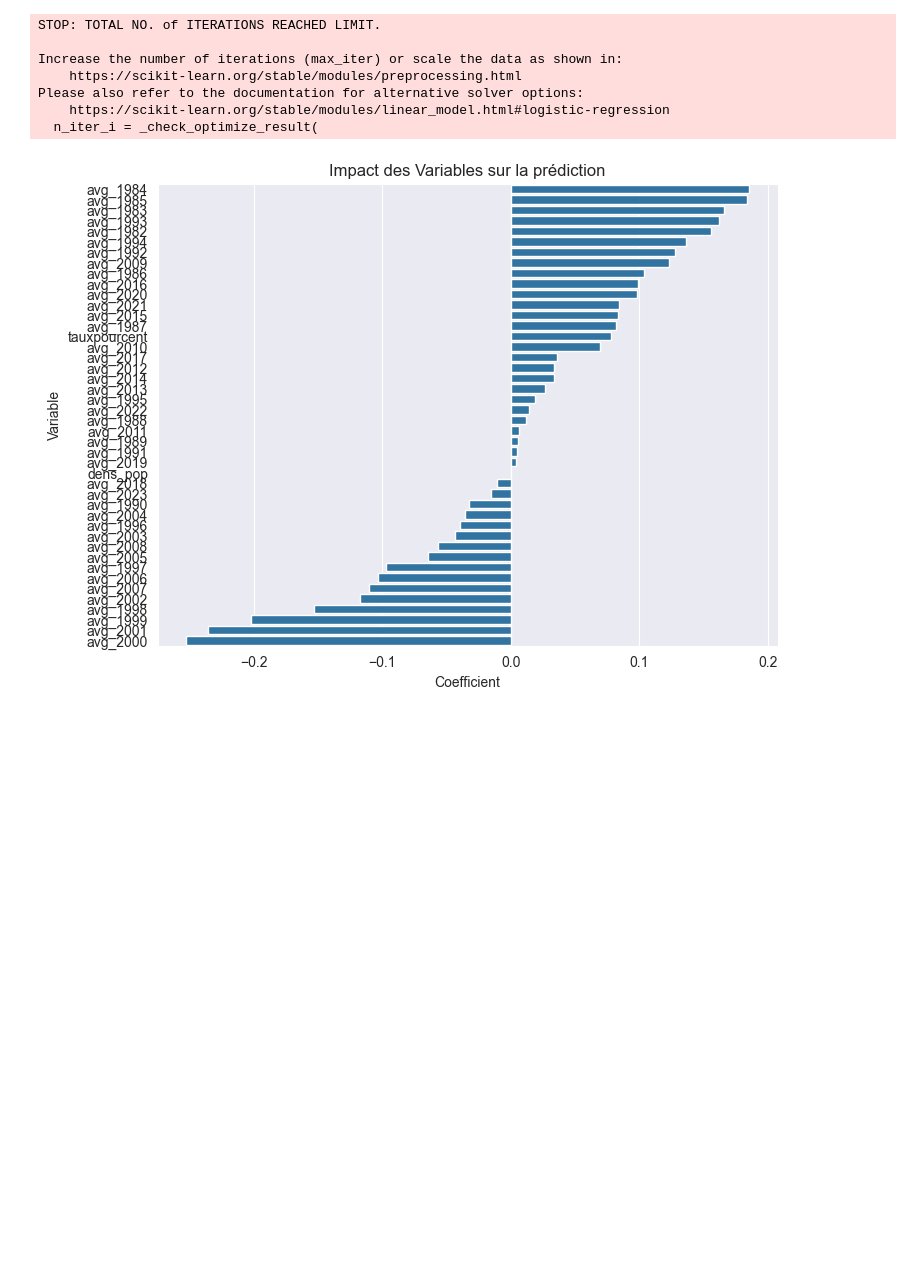
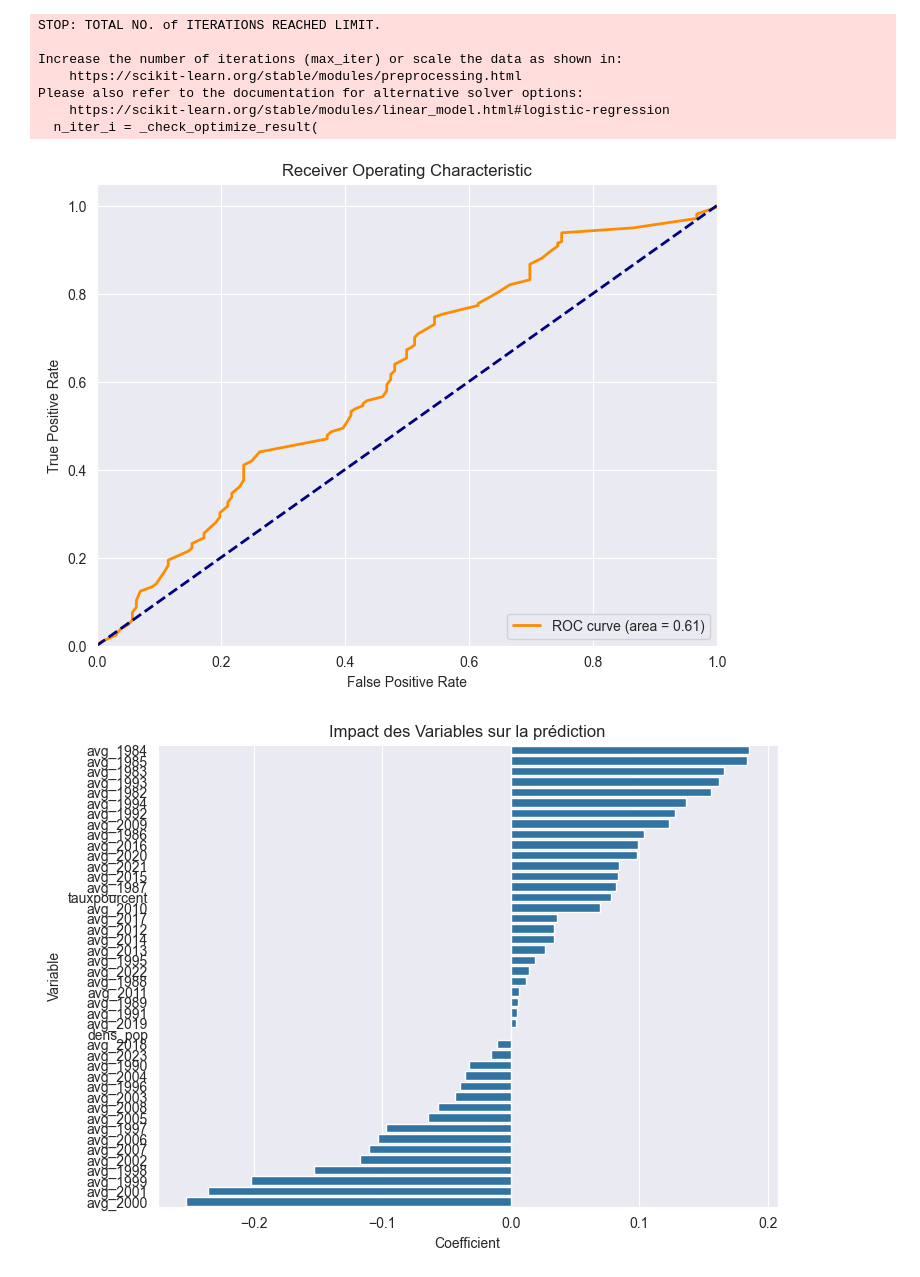
Before and after one commit to the-ark-of-noah/mspr, a Jupyter notebook: models/regression_lineaire_binomiale/t1_model_participation(dans le rapport).ipynb, the cells around one changed output. Cells and saved outputs as stored; diff of their text form; code cells hidden in the pictures; blank space fills up the shorter version.

```diff
--- a/models/regression_lineaire_binomiale/t1_model_participation(dans le rapport).ipynb
+++ b/models/regression_lineaire_binomiale/t1_model_participation(dans le rapport).ipynb
@@ -129,21 +129,23 @@ Please also refer to the documentation for alternative solver options:
 # %%
 # Courbe ROC
 
 # Calcul des taux pour la courbe ROC
-#fpr, tpr, thresholds = roc_curve(y_test, y_prob)
-#roc_auc = auc(fpr, tpr)
+fpr, tpr, thresholds = roc_curve(y_test, y_prob)
+roc_auc = auc(fpr, tpr)
 
 # Création de la courbe ROC
-#plt.figure(figsize=(8, 6))
-#plt.plot(fpr, tpr, color='darkorange', lw=2, label='ROC curve (area = %0.2f)' % roc_auc)
-#plt.plot([0, 1], [0, 1], color='navy', lw=2, linestyle='--')
-#plt.xlim([0.0, 1.0])
-#plt.ylim([0.0, 1.05])
-#plt.xlabel('False Positive Rate')
-#plt.ylabel('True Positive Rate')
-#plt.title('Receiver Operating Characteristic')
-#plt.legend(loc="lower right")
-#plt.show()
+plt.figure(figsize=(8, 6))
+plt.plot(fpr, tpr, color='darkorange', lw=2, label='ROC curve (area = %0.2f)' % roc_auc)
+plt.plot([0, 1], [0, 1], color='navy', lw=2, linestyle='--')
+plt.xlim([0.0, 1.0])
+plt.ylim([0.0, 1.05])
+plt.xlabel('False Positive Rate')
+plt.ylabel('True Positive Rate')
+plt.title('Receiver Operating Characteristic')
+plt.legend(loc="lower right")
+plt.show()
+# %% [output]
+[figure, added]
 # %%
 # Affichage des coefficients dans un diagramme à barres
 coefs = pd.DataFrame({
```
